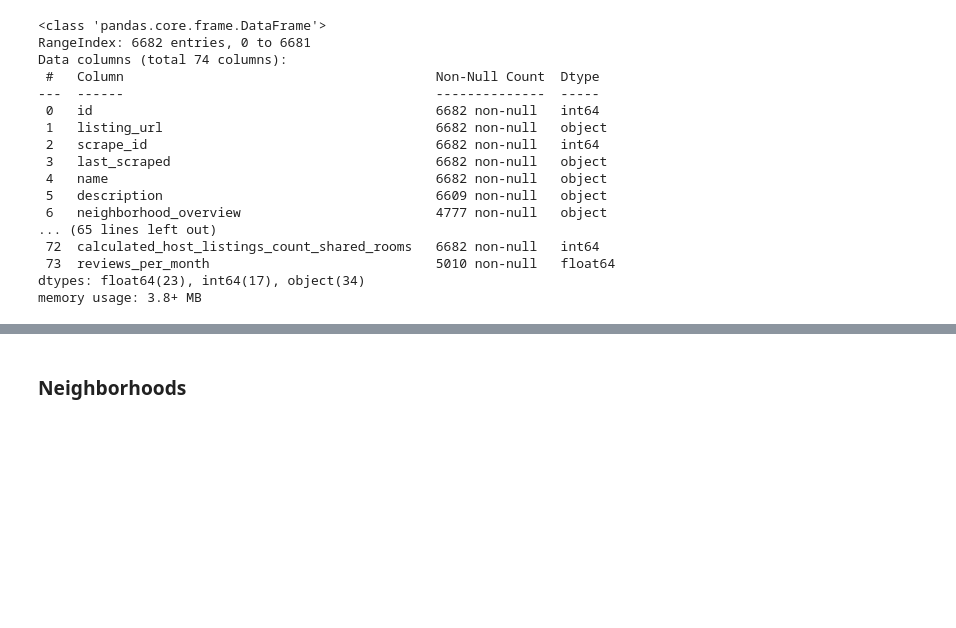
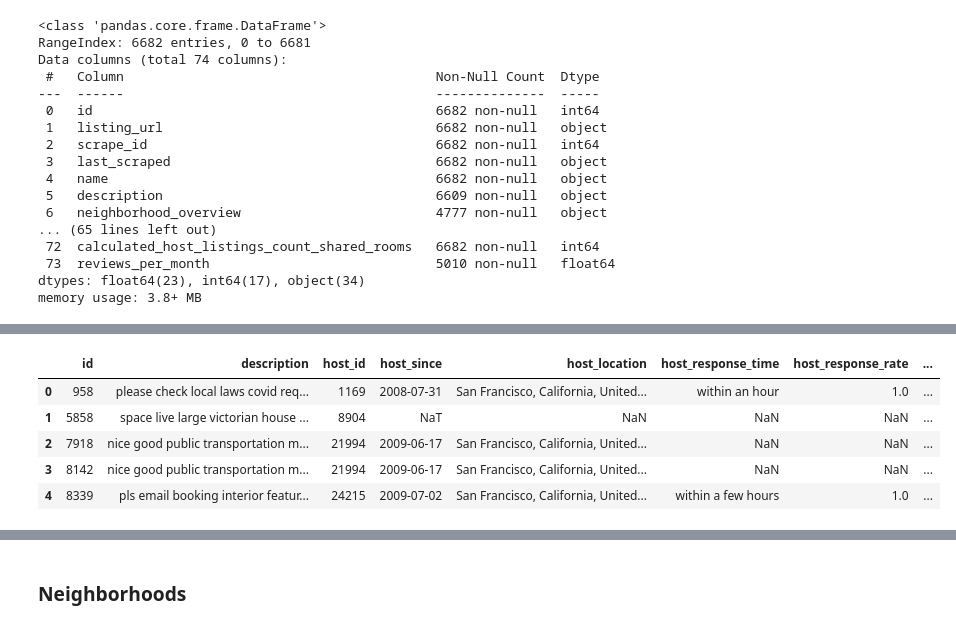
Before and after one commit to dusty736/sf_airbnb, a Jupyter notebook: code/preprocess.ipynb, the cells around one changed output, grey strips where cells are left out. Cells and saved outputs as stored; diff of their text form; code cells hidden in the pictures; blank space fills up the shorter version.

Commit message:
Add preprocessing for amenities

```diff
--- a/code/preprocess.ipynb
+++ b/code/preprocess.ipynb
@@ -323,7 +323,7 @@ vec = CountVectorizer(binary=False, max_features=desc_n)
 X_counts = vec.fit_transform(listings.description)
 
 # Create new features
-bow_df = pd.DataFrame(X_counts.toarray(), columns=["desc_" + str(col) for col in bow_df.columns], index=listings.index)
+bow_df = pd.DataFrame(X_counts.toarray(), columns=["desc_" + str(col) for col in list(vec.vocabulary_.keys())], index=listings.index)
 
 # Add them onto the original dataframe
 listings = listings.join(bow_df)
@@ -373,3 +373,34 @@ listings['bathroom_half'] = pd.to_numeric(listings.bathrooms_text.str.contains(r
 
 # Create column for numeric bathroom count
 listings['bathroom_count'] = listings.bathrooms_text.str.split(" ").str[0].astype(float)
+# %%
+# Amenities
+# Get list of all host amenities
+amenities_list = list(listings.amenities)
+amenities_list = [ast.literal_eval(vers) if vers != 'None' else ['None'] for vers in amenities_list]
+
+# Reassign non-string column
+listings['amenities'] = amenities_list
+
+# Utilize sklearn.preprocessing.MultiLabelBinarizer for sparse OHE of lists
+mlb = MultiLabelBinarizer(sparse_output=True)
+
+all_amenities = pd.DataFrame.sparse.from_spmatrix(
+               mlb.fit_transform(listings.pop('amenities')),
+               index=listings.index,
+               columns="amenities_" + mlb.classes_)
+
+n_amenities = 30
+amenity_cols = list(pd.DataFrame(all_amenities.filter(regex=("^amenities")).sum(), columns=['sum']).sort_values('sum', ascending=False).head(n_amenities).index)
+
+listings = listings.join(
+           all_amenities[amenity_cols])
+# %%
+listings.head()
+# %% [output]
+|  | id | description | host_id | host_since | host_location | host_response_time | host_response_rate | ... |
+| 0 | 958 | please check local laws covid req... | 1169 | 2008-07-31 | San Francisco, California, United... | within an hour | 1.0 | ... |
+| 1 | 5858 | space live large victorian house ... | 8904 | NaT | NaN | NaN | NaN | ... |
+| 2 | 7918 | nice good public transportation m... | 21994 | 2009-06-17 | San Francisco, California, United... | NaN | NaN | ... |
+| 3 | 8142 | nice good public transportation m... | 21994 | 2009-06-17 | San Francisco, California, United... | NaN | NaN | ... |
+| 4 | 8339 | pls email booking interior featur... | 24215 | 2009-07-02 | San Francisco, California, United... | within a few hours | 1.0 | ... |
```
Also changed, not shown: parts of 3 cells of this notebook.
